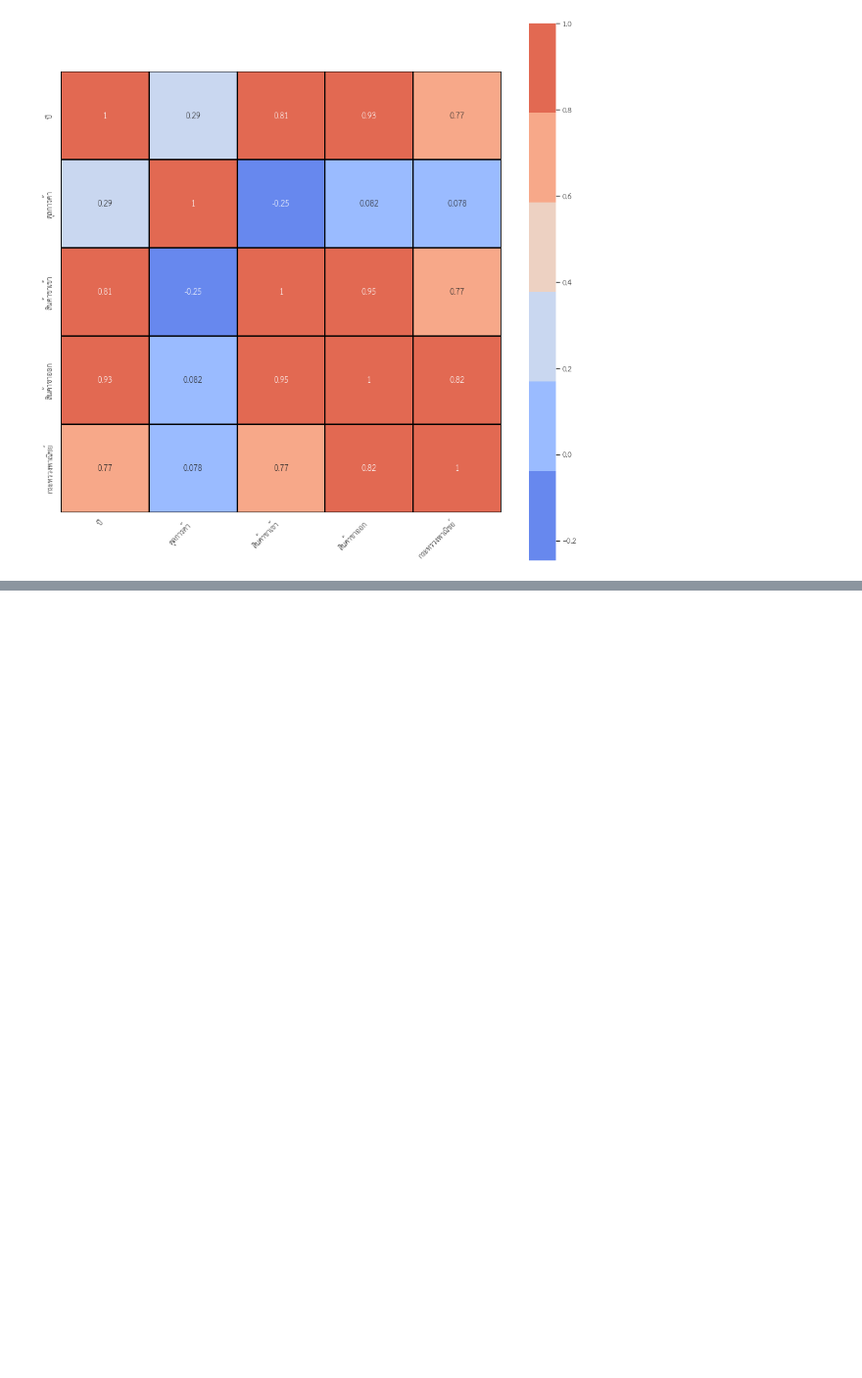
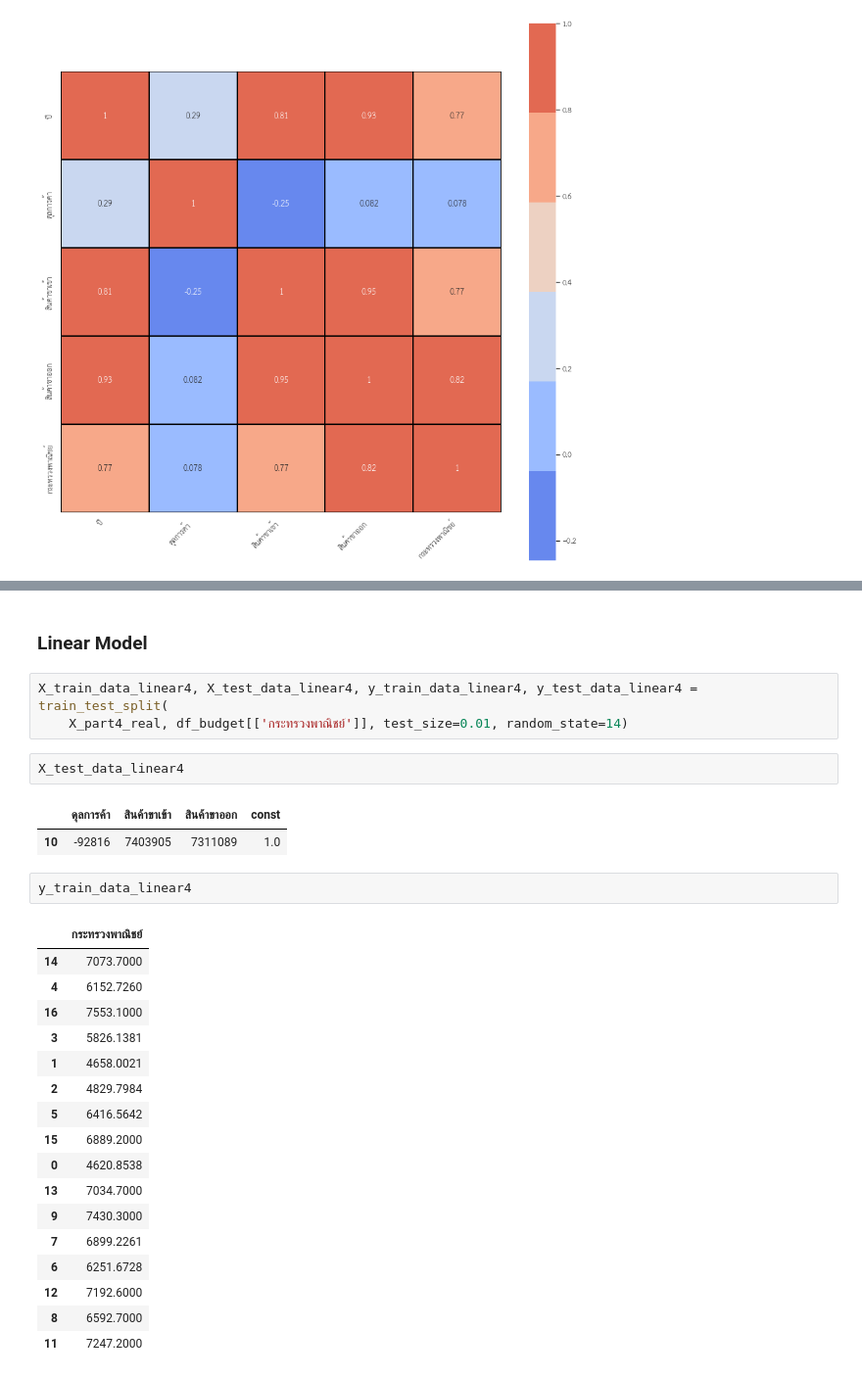
Before and after one commit to pant411/Assignment2_Stat_pp, a Jupyter notebook: part-regression/regression_analysis.ipynb, the cells around one changed output, grey strips where cells are left out. Shown: that part at 98% size. Cells and saved outputs as stored; diff of their text form; blank space fills up the shorter version.

```diff
--- a/part-regression/regression_analysis.ipynb
+++ b/part-regression/regression_analysis.ipynb
@@ -1005,3 +1005,33 @@ Notes:
 [1] Standard Errors assume that the covariance matrix of the errors is correctly specified.
 [2] The condition number is large, 5.09e+07. This might indicate that there are
 strong multicollinearity or other numerical problems.
+# %% [markdown]
+### Linear Model
+# %%
+X_train_data_linear4, X_test_data_linear4, y_train_data_linear4, y_test_data_linear4 = train_test_split(
+    X_part4_real, df_budget[['กระทรวงพาณิชย์']], test_size=0.01, random_state=14)
+# %%
+X_test_data_linear4
+# %% [output]
+|  | ดุลการค้า | สินค้าขาเข้า | สินค้าขาออก | const |
+| 10 | -92816 | 7403905 | 7311089 | 1.0 |
+# %%
+y_train_data_linear4
+# %% [output]
+|  | กระทรวงพาณิชย์ |
+| 14 | 7073.7000 |
+| 4 | 6152.7260 |
+| 16 | 7553.1000 |
+| 3 | 5826.1381 |
+| 1 | 4658.0021 |
+| 2 | 4829.7984 |
+| 5 | 6416.5642 |
+| 15 | 6889.2000 |
+| 0 | 4620.8538 |
+| 13 | 7034.7000 |
+| 9 | 7430.3000 |
+| 7 | 6899.2261 |
+| 6 | 6251.6728 |
+| 12 | 7192.6000 |
+| 8 | 6592.7000 |
+| 11 | 7247.2000 |
```
Also changed, not shown: parts of 55 cells of this notebook.
